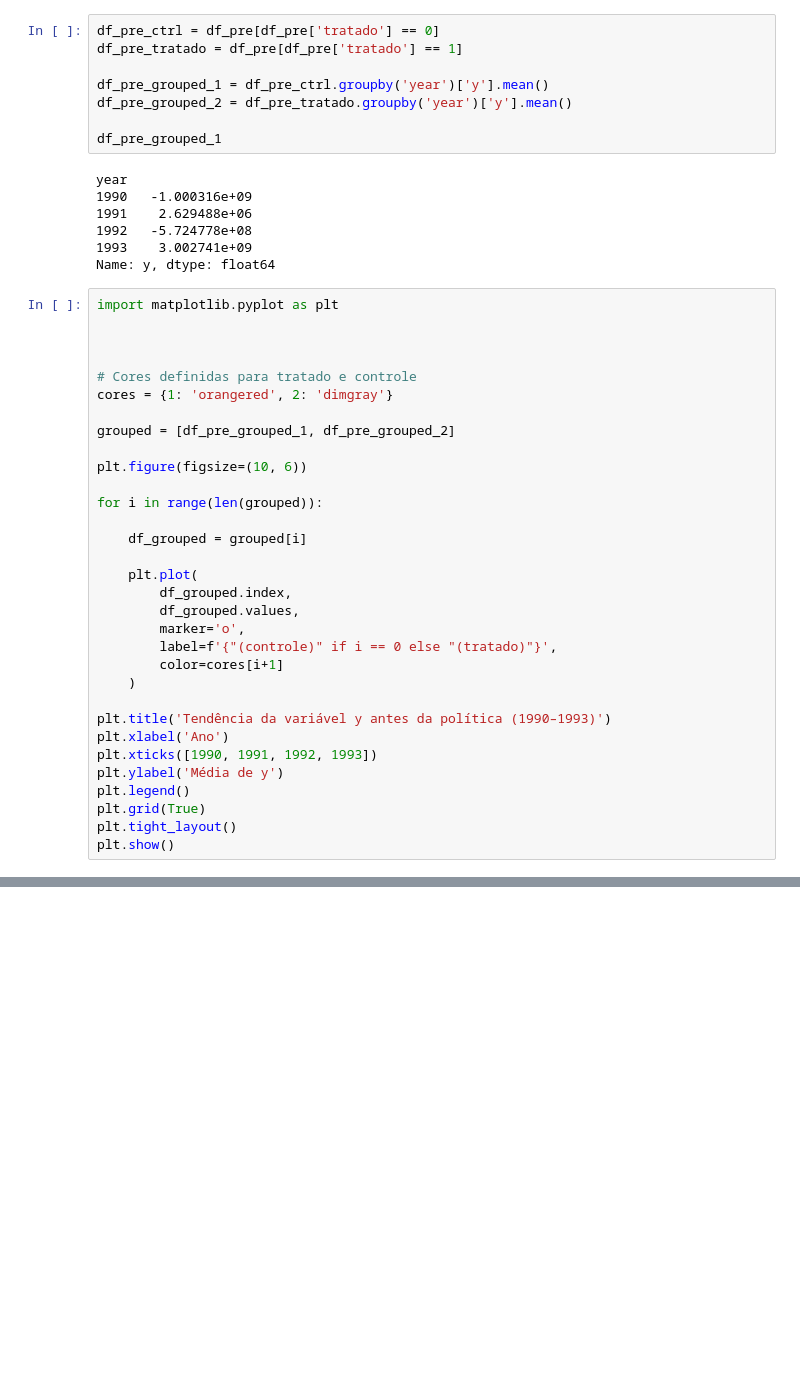
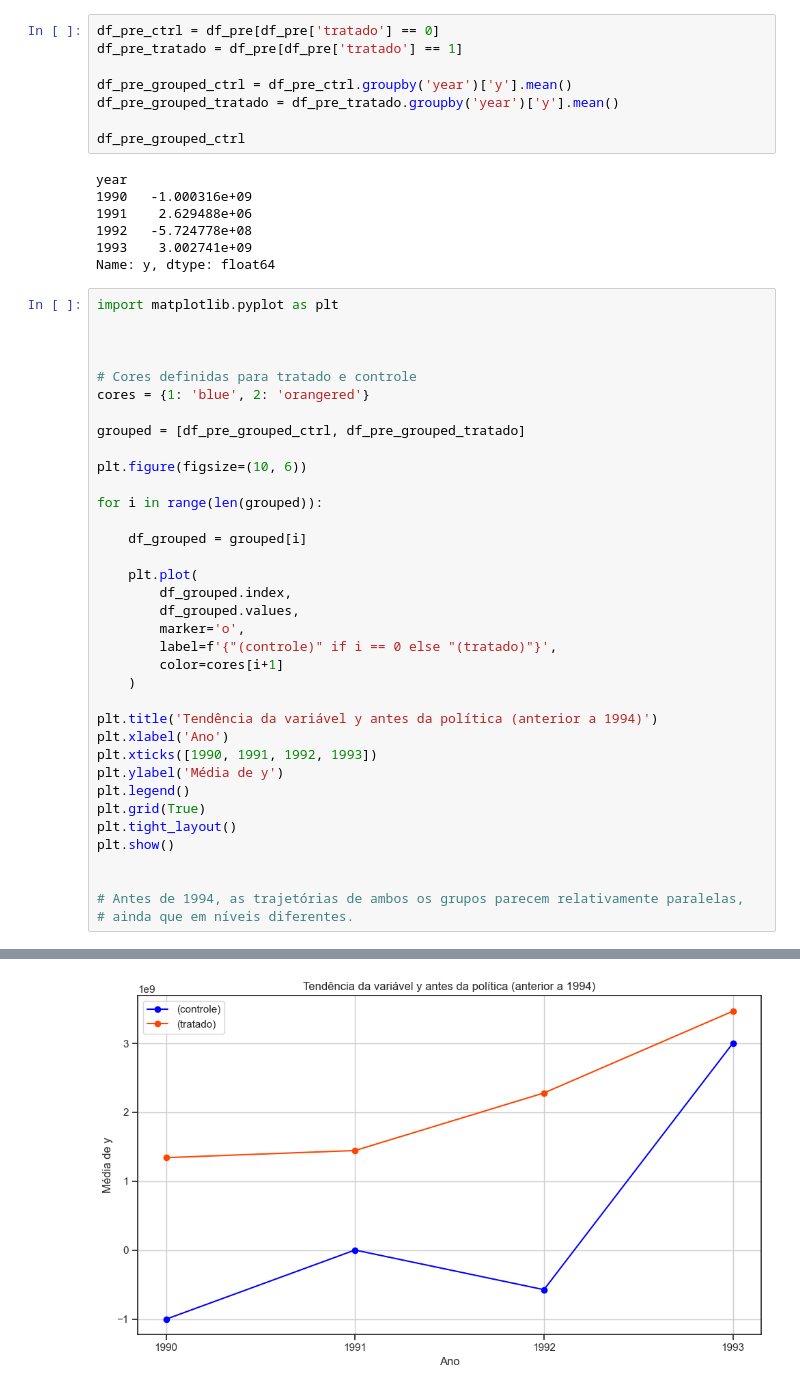
Before and after one commit to paraizovinicius/Inferencia_Estatistica, a Jupyter notebook: Trabalho_3/T3.ipynb, the cells around one changed output, grey strips where cells are left out. Drawn from its saved outputs; the diff is of its cells as text; blank space fills up the shorter version.

```diff
--- a/Trabalho_3/T3.ipynb
+++ b/Trabalho_3/T3.ipynb
@@ -630,10 +614,10 @@ plt.show()
 df_pre_ctrl = df_pre[df_pre['tratado'] == 0]
 df_pre_tratado = df_pre[df_pre['tratado'] == 1]
 
-df_pre_grouped_1 = df_pre_ctrl.groupby('year')['y'].mean()
-df_pre_grouped_2 = df_pre_tratado.groupby('year')['y'].mean()
+df_pre_grouped_ctrl = df_pre_ctrl.groupby('year')['y'].mean()
+df_pre_grouped_tratado = df_pre_tratado.groupby('year')['y'].mean()
 
-df_pre_grouped_1
+df_pre_grouped_ctrl
 # %% [output]
 year
 1990   -1.000316e+09
@@ -647,9 +631,9 @@ import matplotlib.pyplot as plt
 
 
 # Cores definidas para tratado e controle
-cores = {1: 'orangered', 2: 'dimgray'}
+cores = {1: 'blue', 2: 'orangered'}
 
-grouped = [df_pre_grouped_1, df_pre_grouped_2]
+grouped = [df_pre_grouped_ctrl, df_pre_grouped_tratado]
 
 plt.figure(figsize=(10, 6))
 
@@ -665,7 +649,7 @@ for i in range(len(grouped)):
         color=cores[i+1]
     )
 
-plt.title('Tendência da variável y antes da política (1990–1993)')
+plt.title('Tendência da variável y antes da política (anterior a 1994)')
 plt.xlabel('Ano')
 plt.xticks([1990, 1991, 1992, 1993])
 plt.ylabel('Média de y')
@@ -673,4 +657,8 @@ plt.legend()
 plt.grid(True)
 plt.tight_layout()
 plt.show()
+
+
+# Antes de 1994, as trajetórias de ambos os grupos parecem relativamente paralelas,
+# ainda que em níveis diferentes.
 # %% [output]
@@ -678,0 +665 @@ KeyError: 0
+[figure, added]
```
Also changed, not shown: parts of 23 cells of this notebook.
